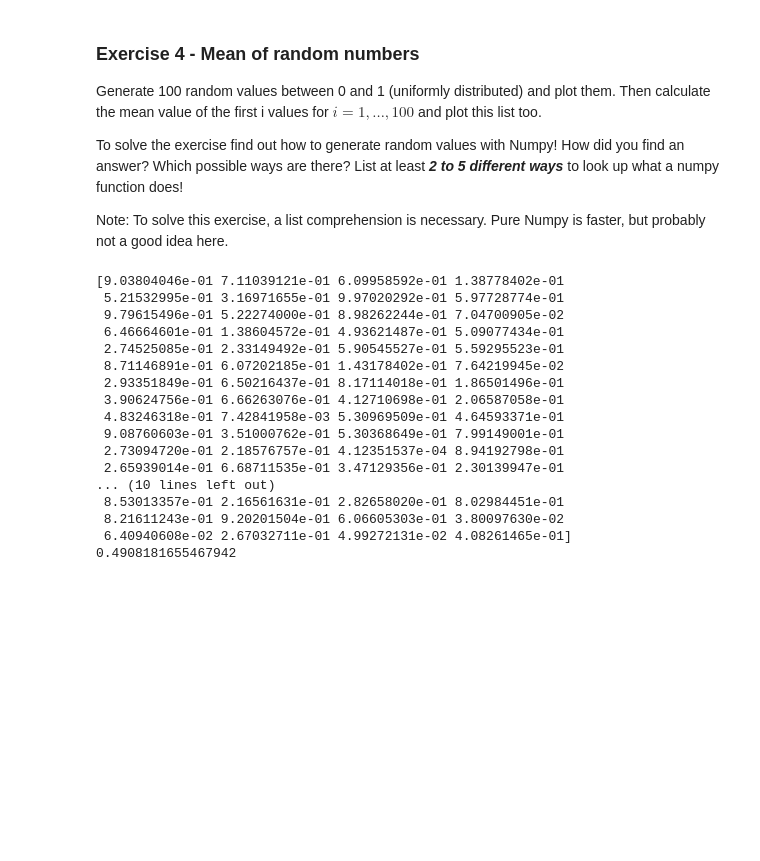
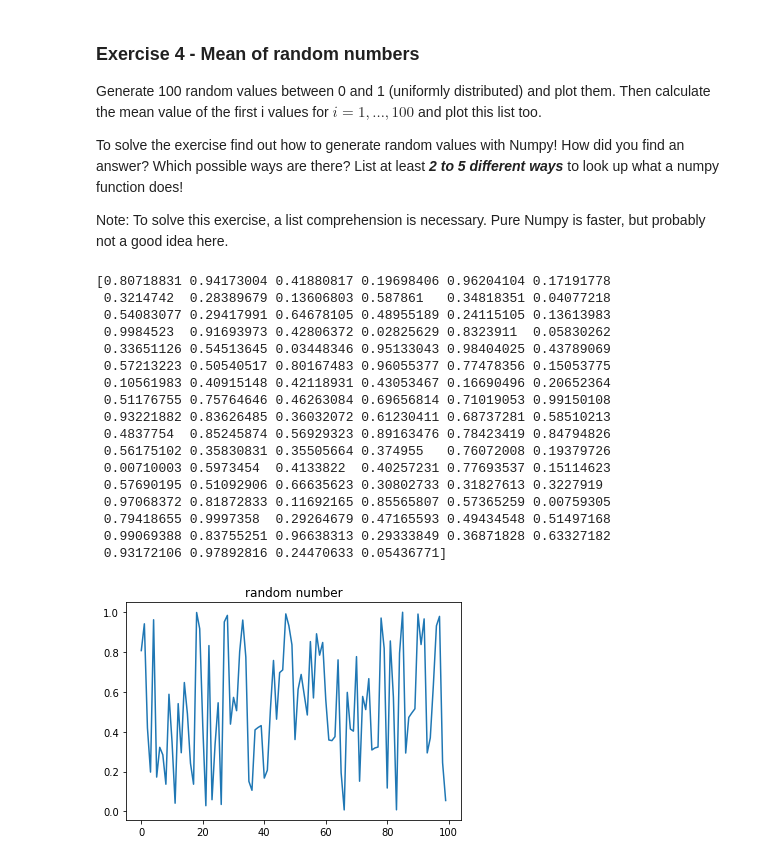
Before and after one commit to Bokubst/homework-scientific-computing, a Jupyter notebook: homework04-python-scientific-ecosystem/Homework 4-Vibol SAN.ipynb, the cells around one changed output. Drawn from its saved outputs; the diff is of its cells as text; code cells hidden in the pictures; blank space fills up the shorter version.

```diff
--- a/homework04-python-scientific-ecosystem/Homework 4-Vibol SAN.ipynb
+++ b/homework04-python-scientific-ecosystem/Homework 4-Vibol SAN.ipynb
@@ -99,24 +99,31 @@ To solve the exercise find out how to generate random values with Numpy! How did
 Note: To solve this exercise, a list comprehension is necessary. Pure Numpy is faster, but probably not a good idea here.
 # %%
 import numpy as np
+import matplotlib.pyplot as plt
+
 random = np.random.random_sample(100)
 print(random)
+
+plt.plot(random, label = 'random number')
+plt.title('random number')
+plt.show()
 # %% [output]
-[9.03804046e-01 7.11039121e-01 6.09958592e-01 1.38778402e-01
- 5.21532995e-01 3.16971655e-01 9.97020292e-01 5.97728774e-01
- 9.79615496e-01 5.22274000e-01 8.98262244e-01 7.04700905e-02
- 6.46664601e-01 1.38604572e-01 4.93621487e-01 5.09077434e-01
- 2.74525085e-01 2.33149492e-01 5.90545527e-01 5.59295523e-01
- 8.71146891e-01 6.07202185e-01 1.43178402e-01 7.64219945e-02
- 2.93351849e-01 6.50216437e-01 8.17114018e-01 1.86501496e-01
- 3.90624756e-01 6.66263076e-01 4.12710698e-01 2.06587058e-01
- 4.83246318e-01 7.42841958e-03 5.30969509e-01 4.64593371e-01
- 9.08760603e-01 3.51000762e-01 5.30368649e-01 7.99149001e-01
- 2.73094720e-01 2.18576757e-01 4.12351537e-04 8.94192798e-01
- 2.65939014e-01 6.68711535e-01 3.47129356e-01 2.30139947e-01
-... (10 lines left out)
- 8.53013357e-01 2.16561631e-01 2.82658020e-01 8.02984451e-01
- 8.21611243e-01 9.20201504e-01 6.06605303e-01 3.80097630e-02
- 6.40940608e-02 2.67032711e-01 4.99272131e-02 4.08261465e-01]
-0.4908181655467942
+[0.80718831 0.94173004 0.41880817 0.19698406 0.96204104 0.17191778
+ 0.3214742  0.28389679 0.13606803 0.587861   0.34818351 0.04077218
+ 0.54083077 0.29417991 0.64678105 0.48955189 0.24115105 0.13613983
+ 0.9984523  0.91693973 0.42806372 0.02825629 0.8323911  0.05830262
+ 0.33651126 0.54513645 0.03448346 0.95133043 0.98404025 0.43789069
+ 0.57213223 0.50540517 0.80167483 0.96055377 0.77478356 0.15053775
+ 0.10561983 0.40915148 0.42118931 0.43053467 0.16690496 0.20652364
+ 0.51176755 0.75764646 0.46263084 0.69656814 0.71019053 0.99150108
+ 0.93221882 0.83626485 0.36032072 0.61230411 0.68737281 0.58510213
+ 0.4837754  0.85245874 0.56929323 0.89163476 0.78423419 0.84794826
+ 0.56175102 0.35830831 0.35505664 0.374955   0.76072008 0.19379726
+ 0.00710003 0.5973454  0.4133822  0.40257231 0.77693537 0.15114623
+ 0.57690195 0.51092906 0.66635623 0.30802733 0.31827613 0.3227919
+ 0.97068372 0.81872833 0.11692165 0.85565807 0.57365259 0.00759305
+ 0.79418655 0.9997358  0.29264679 0.47165593 0.49434548 0.51497168
+ 0.99069388 0.83755251 0.96638313 0.29333849 0.36871828 0.63327182
+ 0.93172106 0.97892816 0.24470633 0.05436771]
+[figure, added]
 # %%
```
Also changed, not shown: parts of 2 cells of this notebook.
